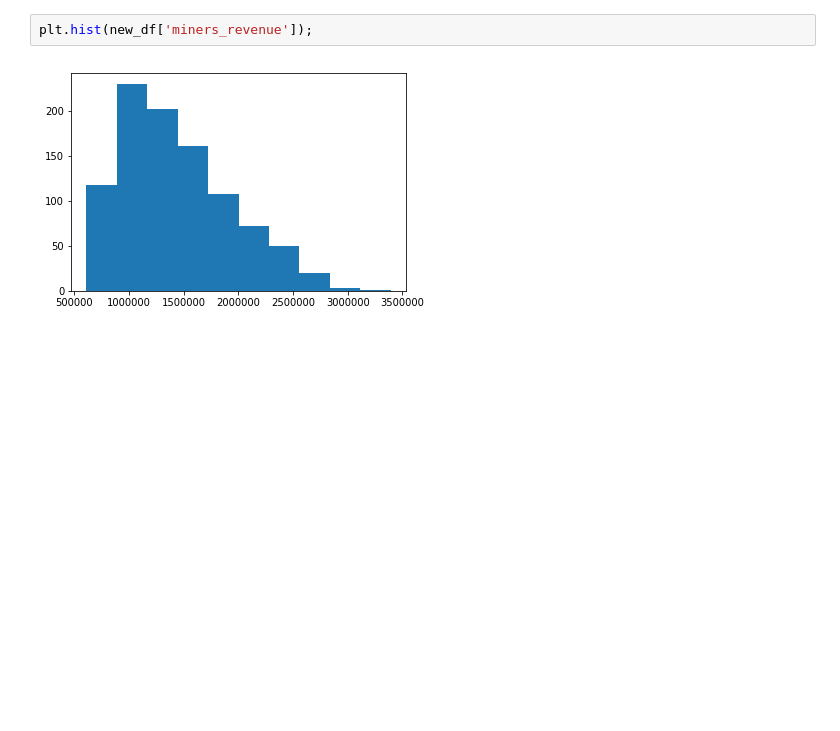
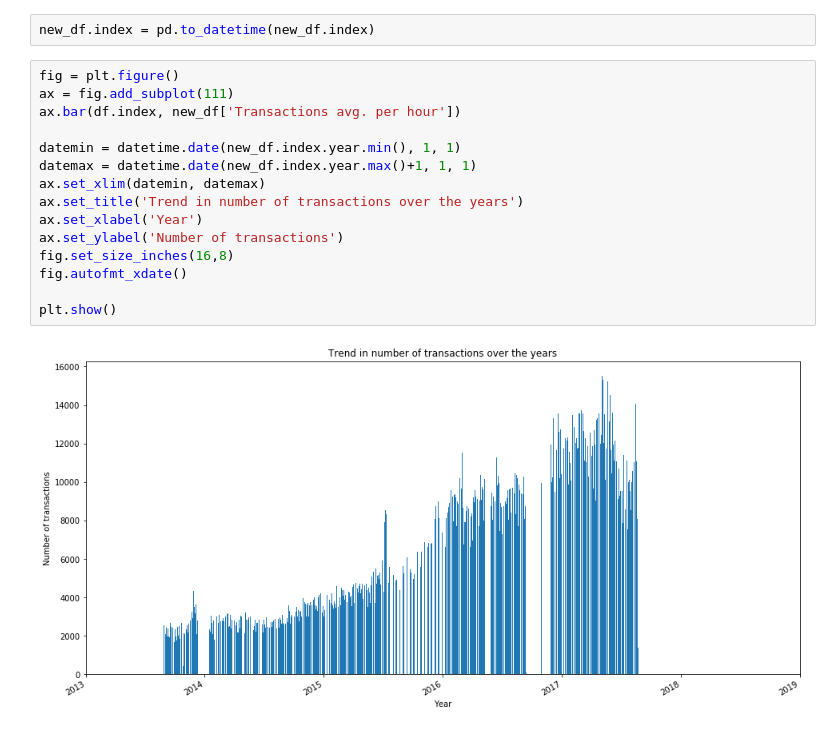
Before and after one commit to VrushM/Quandl_bicoin_data, a Jupyter notebook: quandl_bitcoin.ipynb, the cells around one changed output. Saved outputs shown, nothing was run; the diff lists cells and outputs as text; blank space fills up the shorter version.

```diff
--- a/quandl_bitcoin.ipynb
+++ b/quandl_bitcoin.ipynb
@@ -53,4 +61,19 @@ new_df.head()
-# %%
-plt.hist(new_df['miners_revenue']);
-# %% [output]
-[figure, removed]
+# %%
+new_df.index = pd.to_datetime(new_df.index)
+# %%
+fig = plt.figure()
+ax = fig.add_subplot(111)
+ax.bar(df.index, new_df['Transactions avg. per hour'])
+
+datemin = datetime.date(new_df.index.year.min(), 1, 1)
+datemax = datetime.date(new_df.index.year.max()+1, 1, 1)
+ax.set_xlim(datemin, datemax)
+ax.set_title('Trend in number of transactions over the years')
+ax.set_xlabel('Year')
+ax.set_ylabel('Number of transactions')
+fig.set_size_inches(16,8)
+fig.autofmt_xdate()
+
+plt.show()
+# %% [output]
+[figure, added]
```
Also changed, not shown: parts of 10 cells of this notebook.
